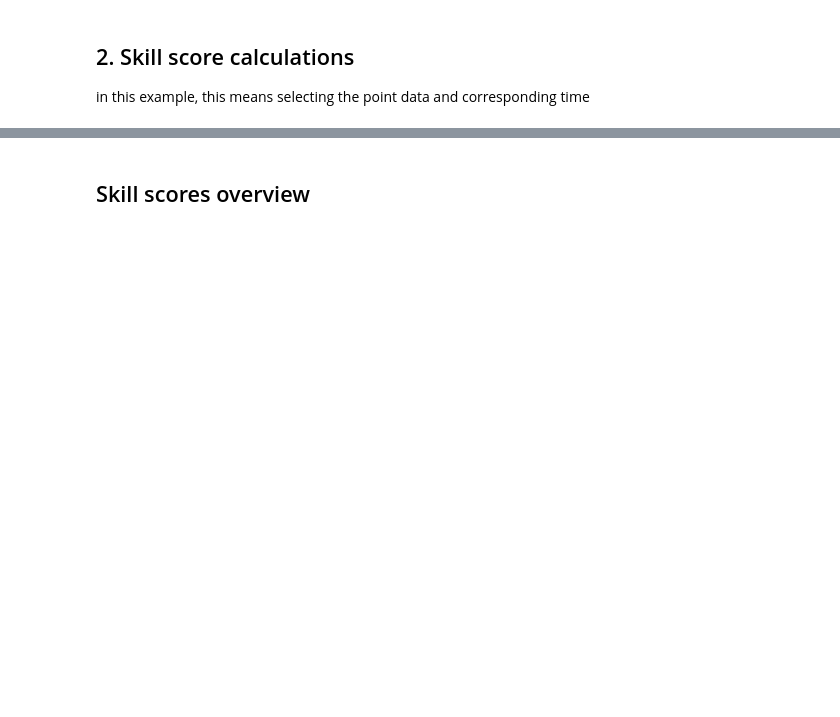
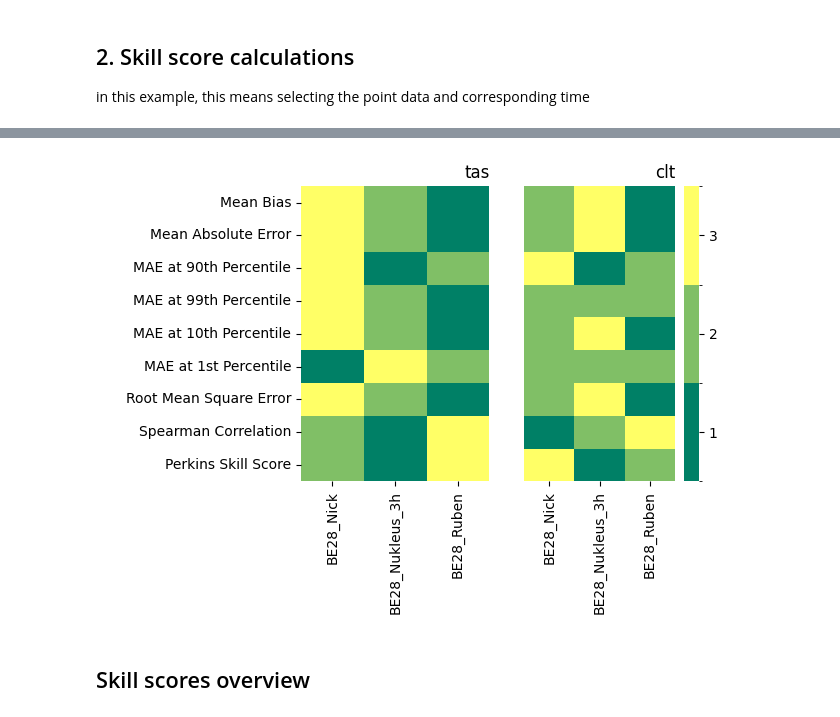
Before and after one commit to CORDEX-be2/ValEnsPy, a Jupyter notebook: examples/skill_scores.ipynb, the cells around one changed output, grey strips where cells are left out. Drawn from its saved outputs; the diff is of its cells as text; code cells hidden in the pictures; blank space fills up the shorter version.

```diff
--- a/examples/skill_scores.ipynb
+++ b/examples/skill_scores.ipynb
@@ -25,6 +28,6 @@ d_point_coords = {
     'north_sea' : (2.465, 51.63),
 }
 
-point_id = "opwijk"
+point_id = "betrix"
 point_coord = d_point_coords[point_id]
 # %%
@@ -99,0 +176,17 @@ visualize_perkins_skill_score(da_mod, da_obs, binwidth=get_userdefined_binwidth(
+# %%
+ref_dataset = 'ERA5'
+variables = ['tas', 'clt', ]
+model = 'CCLM'
+# "EUR11_NU_TT_EC_TSO",
+experiments = [ "BE28_Nick", "BE28_Nukleus_3h", "BE28_Ruben"]
+
+d_df_metric_rank = {}
+d_df_metric = {}
+for variable in variables:
+    da_obs, d_da_mod =  load_point_exp_ref(variable, model, ref_dataset, experiments, point_coord)
+
+    df_metric = calc_metrics(experiments, d_da_mod, da_obs)
+    df_metric_rank = get_ranks_metrics(df_metric)
+
+    d_df_metric_rank[variable] =  df_metric_rank
+    d_df_metric[variable] =  df_metric
@@ -100,3 +211,48 @@ visualize_perkins_skill_score(da_mod, da_obs, binwidth=get_userdefined_binwidth(
+# %%
+import seaborn as sns
+import matplotlib.pyplot as plt
+import matplotlib.colors as mcolors
+import matplotlib.cm as cm
+import numpy as np
+from valenspy._utilities import load_yml
+
+CORDEX_lookup = load_yml('CORDEX_variables')
+
+
+# Define the number of levels based on the length of experiments
+num_levels = len(experiments)
+
+# Get the 'summer' colormap with the required number of discrete levels
+cmap = cm.get_cmap('summer', num_levels)
+
+# Define boundaries and normalization for the number of levels
+boundaries = np.arange(1, num_levels + 2, 1)  # Create boundaries based on the number of levels
+norm = mcolors.BoundaryNorm(boundaries, cmap.N, clip=True)
+
+fig, axes = plt.subplots(1,len(variables))
+axes = axes.flatten()
+
+for i,variable in enumerate(variables):
+    ax = axes[i]
+
+    if i == 0:
+        sns.heatmap(d_df_metric_rank[variable], ax=ax,cbar=False,  cmap=cmap, norm=norm)
+        ax.set_ylabel(' ')
+
+    else:
+        heatmap = sns.heatmap(d_df_metric_rank[variable], ax=ax,  cbar=True,  cmap=cmap, norm=norm)
+        colorbar = heatmap.collections[0].colorbar
+        colorbar.set_ticks(np.arange(1,len(experiments)+1)+.5)  # Set the ticks you want
+        colorbar.set_ticklabels(range(1,len(experiments)+1))  # Set the custom labels for the ticks
+
+        ax.set_yticks([])
+        ax.set_ylabel(' ')
+
+    ax.set_title(variable, loc='right')
+
+fig.tight_layout()
+# %% [output]
+[figure, added]
 # %% [markdown]
 ## Skill scores overview
 # %%
```
Also changed, not shown: parts of 8 cells of this notebook.
